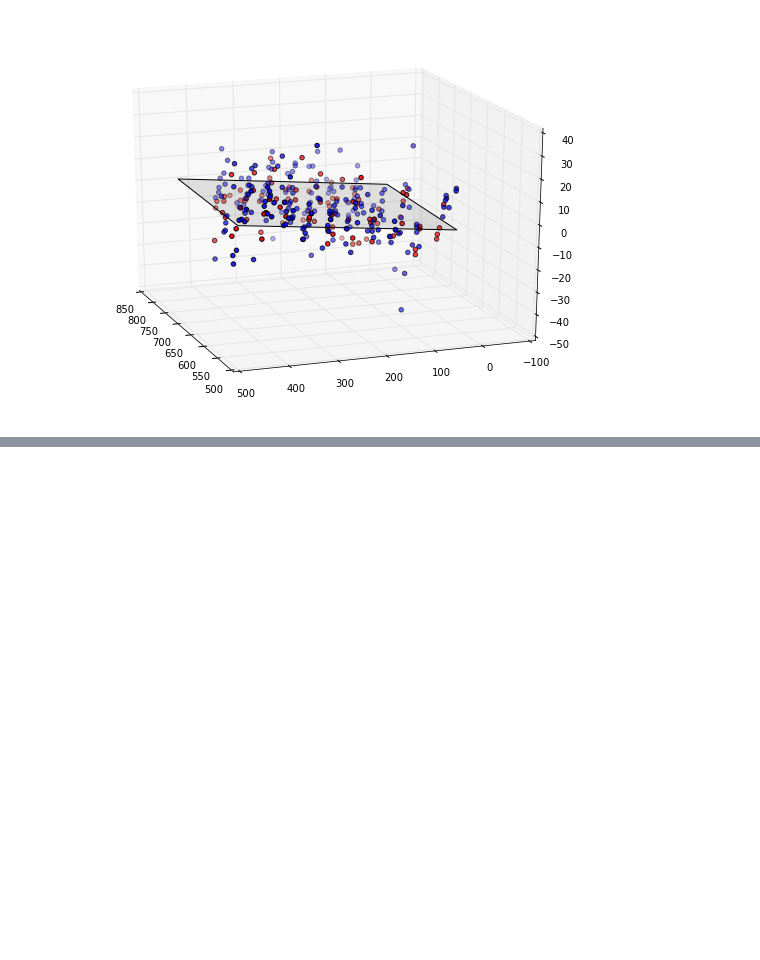
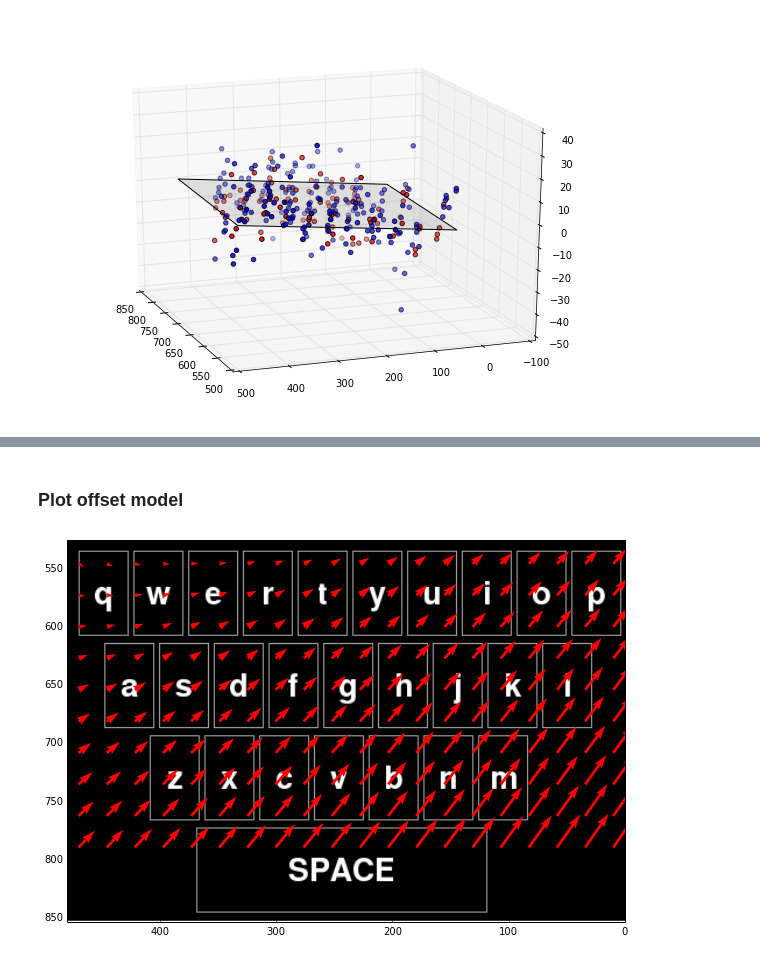
Before and after one commit to Vorte/Level5Project, a Jupyter notebook: notebooks/OffsetModel.ipynb, the cells around one changed output, grey strips where cells are left out. Drawn from its saved outputs; the diff is of its cells as text; code cells hidden in the pictures; blank space fills up the shorter version.

Commit message:
added offset model quiver plot

```diff
--- a/notebooks/OffsetModel.ipynb
+++ b/notebooks/OffsetModel.ipynb
@@ -164,0 +169,23 @@ plt.show()
+# %% [markdown]
+### Plot offset model
+# %%
+nx, ny = (20, 10)
+y = np.linspace(10, 470, nx)
+x = np.linspace(546, 790, ny)
+xv, yv = np.meshgrid(x, y)
+xy = np.reshape(np.dstack((xv, yv)), (nx*ny, 2))
+xy_unz = zip(*xy)
+
+fig = plt.figure(figsize=(10, 7))
+
+pred_x = regr_x.predict(xy)
+pred_y = regr_y.predict(xy)
+
+im = plt.imread("../keyboard.png")
+implot = plt.imshow(im, extent=[480, 0, 854, 526])
+
+q = plt.quiver(xy_unz[1], xy_unz[0], pred_y, pred_x, color='red', width = 0.005, angles='xy')
+
+plt.show()
+# %% [output]
+[figure, added]
```
Also changed, not shown: parts of 4 cells of this notebook.
